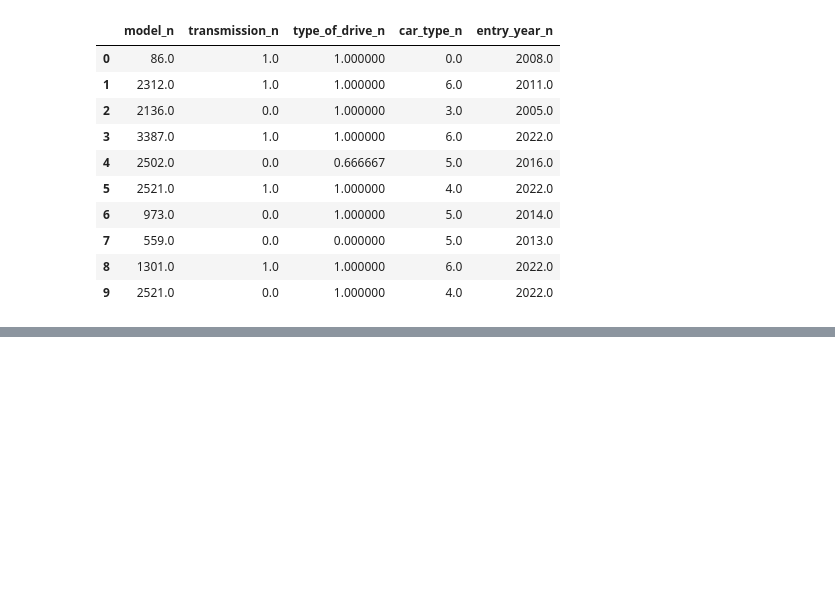
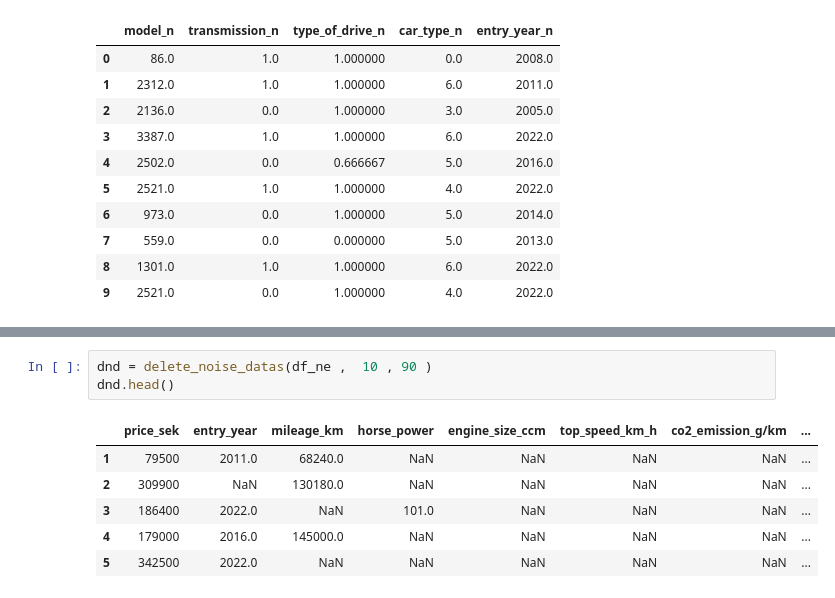
Before and after one commit to javadbazargan/EDA_statistical_tests_on_used_cars, a Jupyter notebook: eda_sta_used_car.ipynb, the cells around one changed output, grey strips where cells are left out. Drawn from its saved outputs; the diff is of its cells as text; blank space fills up the shorter version.

```diff
--- a/eda_sta_used_car.ipynb
+++ b/eda_sta_used_car.ipynb
@@ -125,0 +216,10 @@ knn_ne.head(10)
+# %%
+dnd = delete_noise_datas(df_ne ,  10 , 90 )
+dnd.head()
+# %% [output]
+|  | price_sek | entry_year | mileage_km | horse_power | engine_size_ccm | top_speed_km_h | co2_emission_g/km | ... |
+| 1 | 79500 | 2011.0 | 68240.0 | NaN | NaN | NaN | NaN | ... |
+| 2 | 309900 | NaN | 130180.0 | NaN | NaN | NaN | NaN | ... |
+| 3 | 186400 | 2022.0 | NaN | 101.0 | NaN | NaN | NaN | ... |
+| 4 | 179000 | 2016.0 | 145000.0 | NaN | NaN | NaN | NaN | ... |
+| 5 | 342500 | 2022.0 | NaN | NaN | NaN | NaN | NaN | ... |
```
Also changed, not shown: parts of 9 cells of this notebook.
